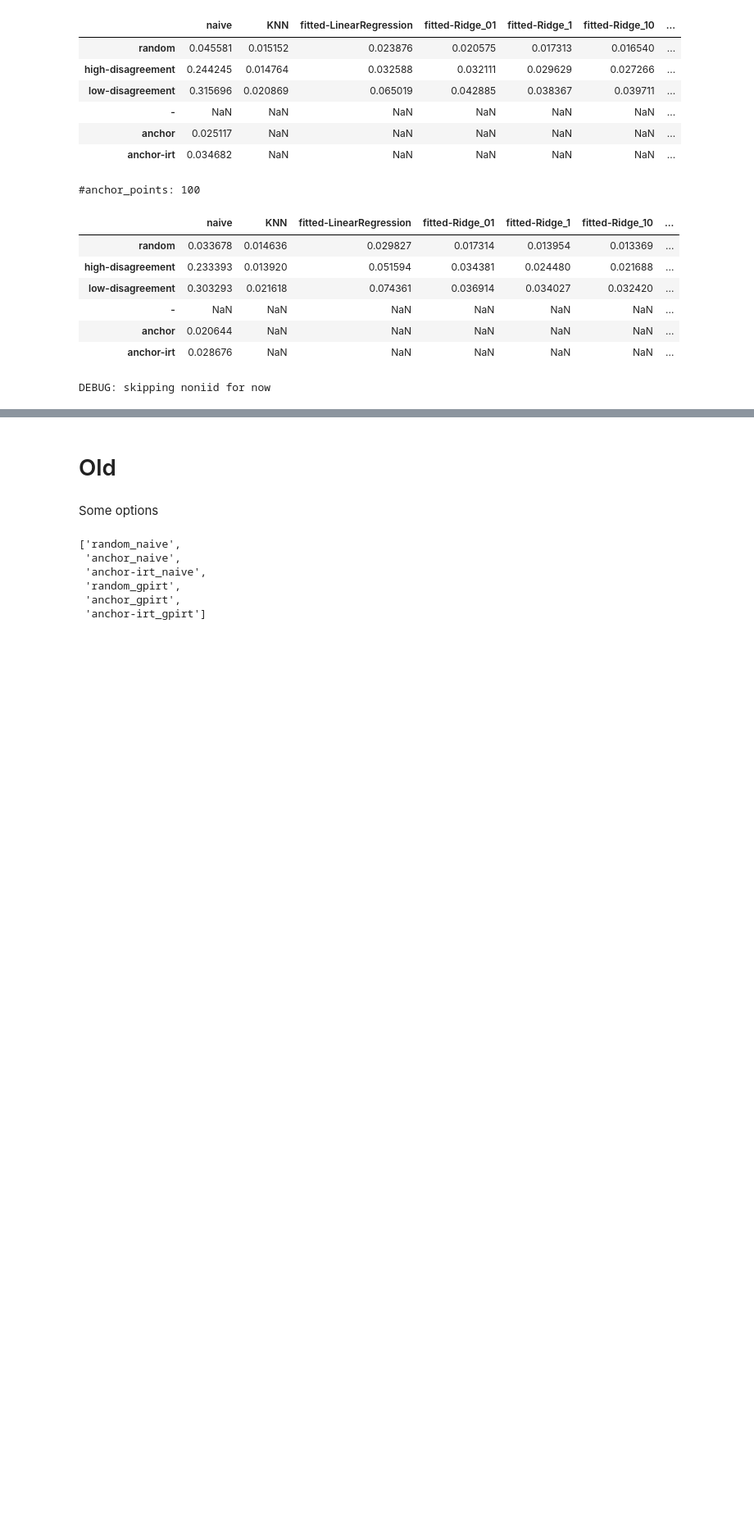
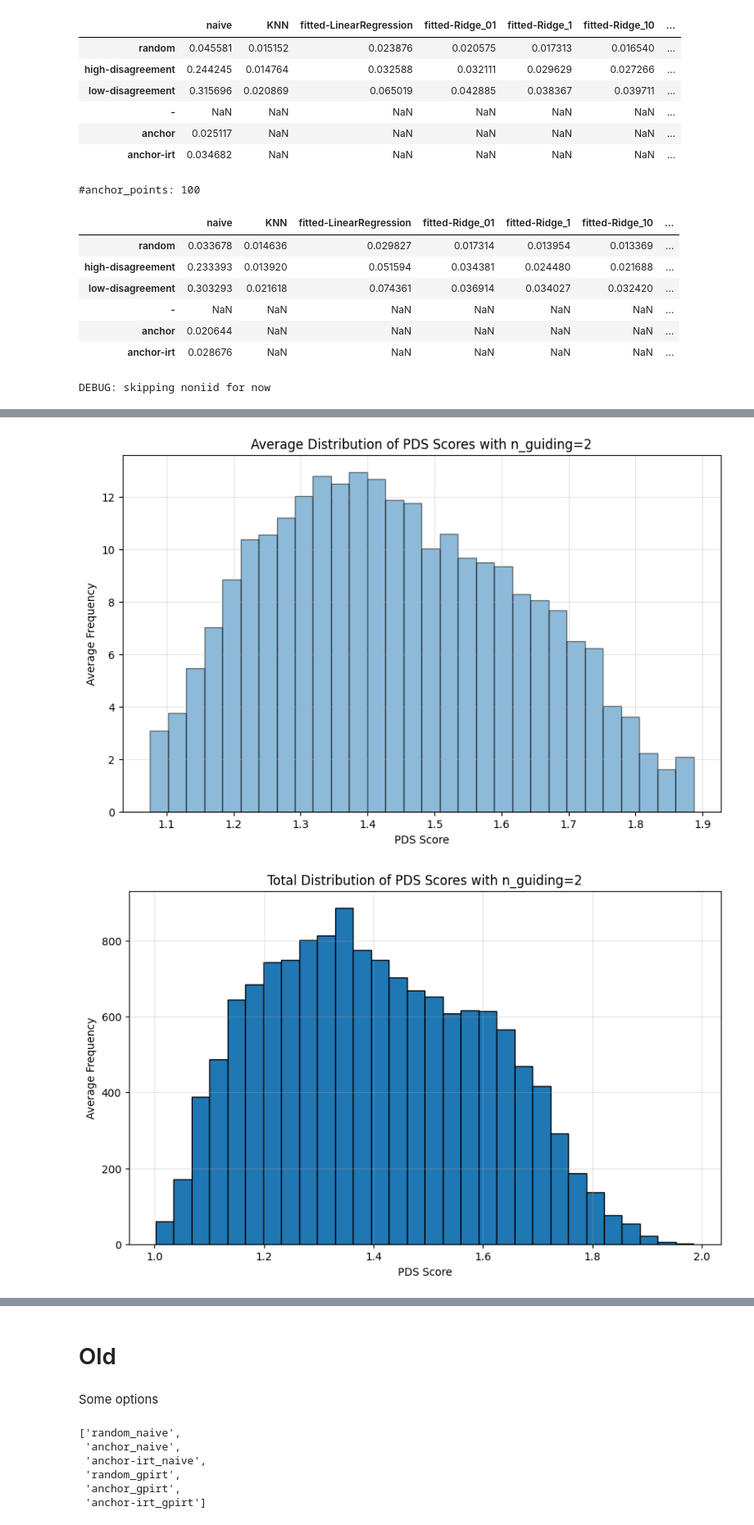
Before and after one commit to AlexanderRubinstein/efficbench, a Jupyter notebook: generate_plots.ipynb, the cells around one changed output, grey strips where cells are left out. Shown at 82% size. Cells and saved outputs as stored; diff of their text form; code cells hidden in the pictures; blank space fills up the shorter version.

```diff
--- a/generate_plots.ipynb
+++ b/generate_plots.ipynb
@@ -176,0 +241,5 @@ DEBUG: skipping noniid for now
+# %%
+plot_pds_distributions(key='n_guiding=2', pds_scores_folder="disagreement_scores_per_strata")
+# %% [output]
+[figure, added]
+[figure, added]
```
Also changed, not shown: parts of 6 cells of this notebook.
